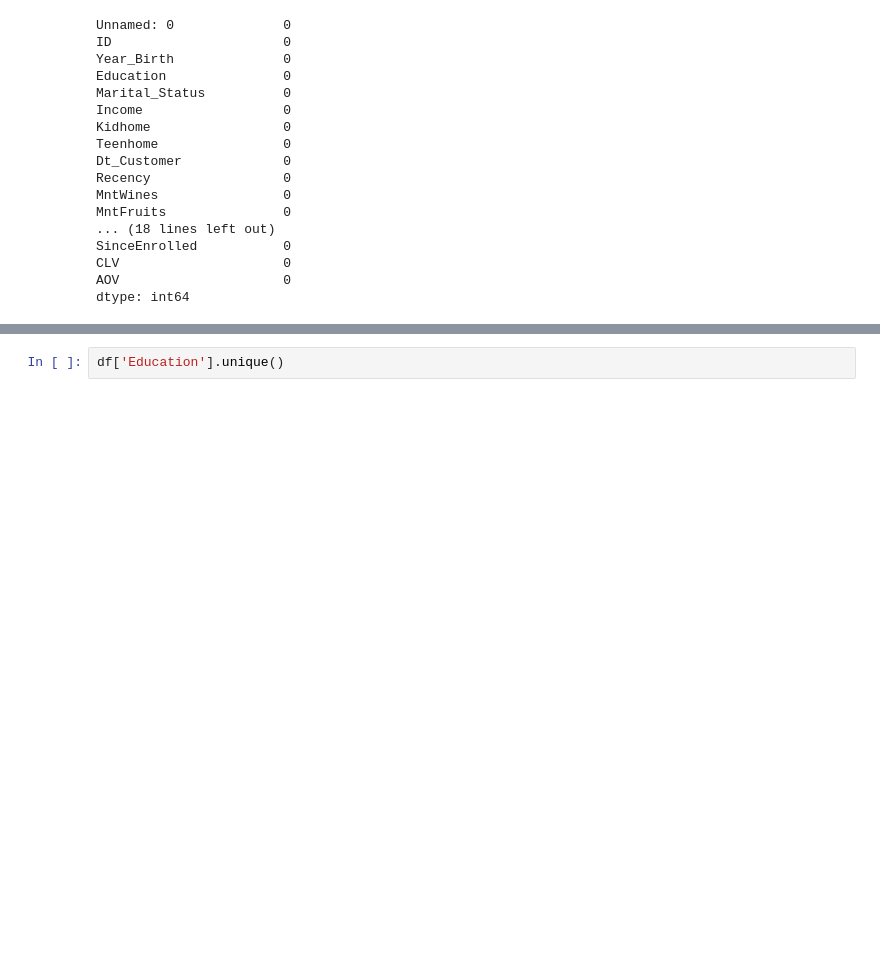
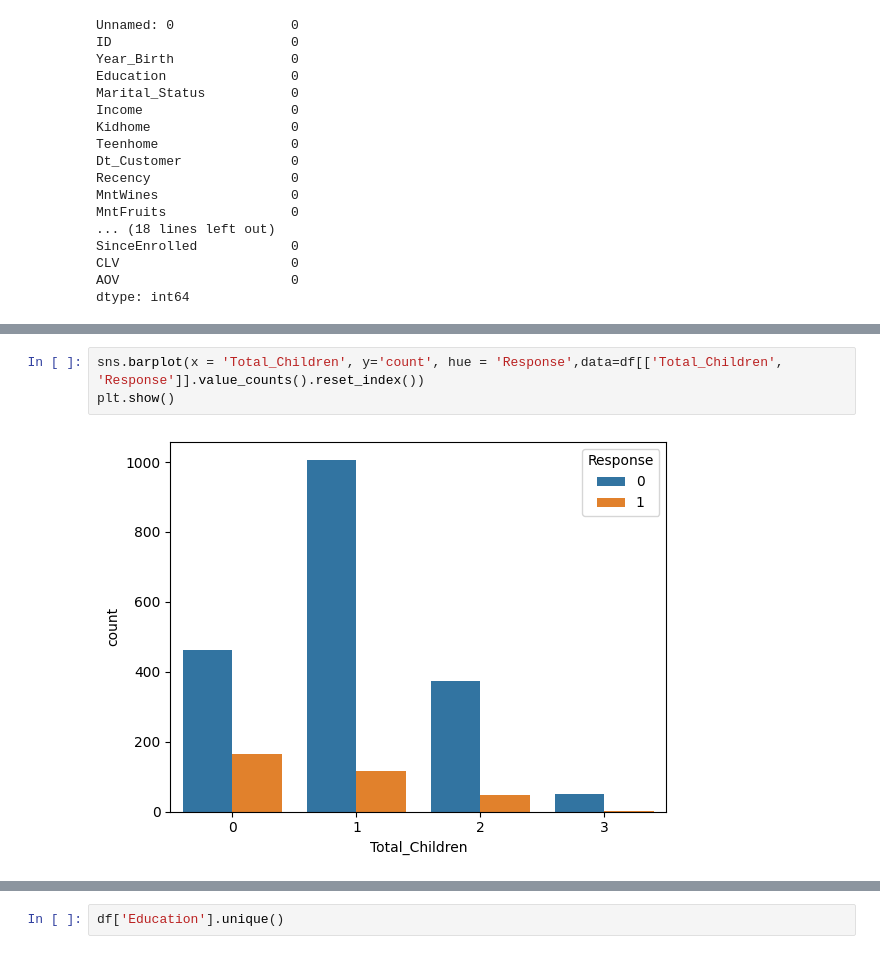
Before and after one commit to LexLorenzo/MachineLearningProjects, a Jupyter notebook: Lab_Exercise_2/Data_Analytics.ipynb, the cells around one changed output, grey strips where cells are left out. Cells and saved outputs as stored; diff of their text form; blank space fills up the shorter version.

```diff
--- a/Lab_Exercise_2/Data_Analytics.ipynb
+++ b/Lab_Exercise_2/Data_Analytics.ipynb
@@ -80,3 +80,8 @@ plt.show()
+# %%
+sns.barplot(x = 'Total_Children', y='count', hue = 'Response',data=df[['Total_Children', 'Response']].value_counts().reset_index())
+plt.show()
+# %% [output]
+[figure, added]
 # %%
 print(df)
 # %% [output]
```
Also changed, not shown: parts of 9 cells of this notebook, 8 other files.
